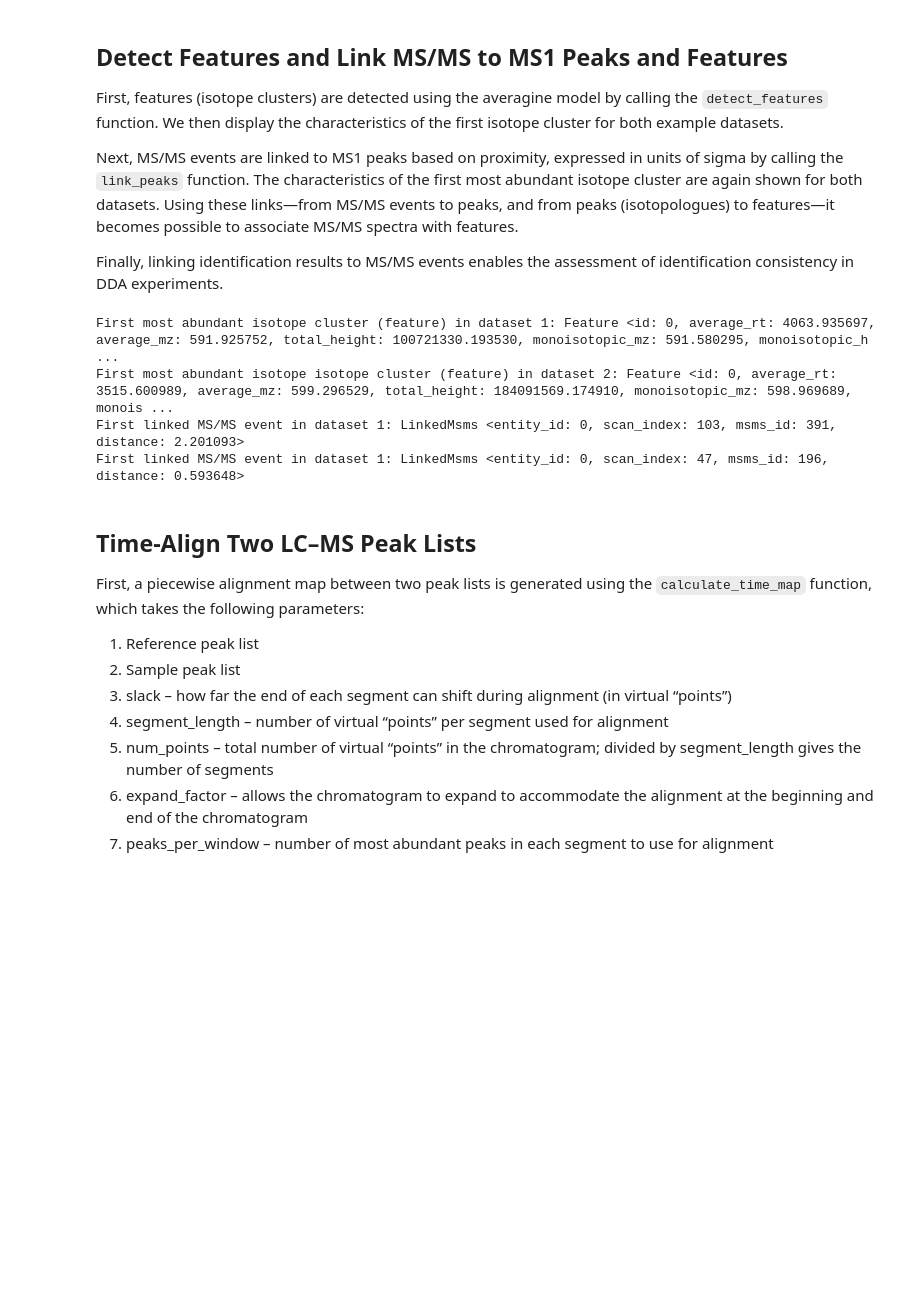
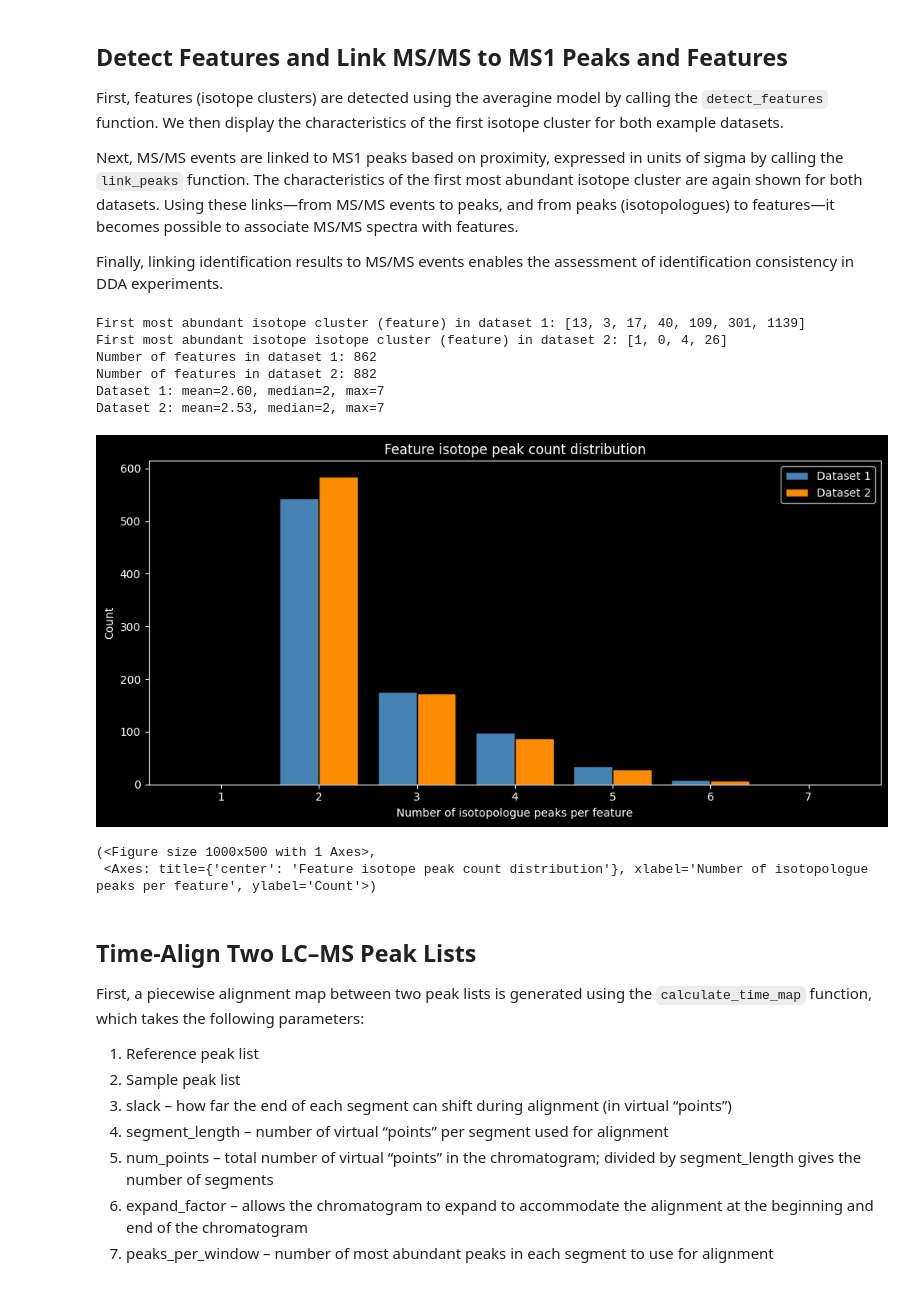
Before and after one commit to PASTAQ-MS/PASTAQ, a Jupyter notebook: examples/pastaqExamples.ipynb, the cells around one changed output. Saved outputs shown, nothing was run; the diff lists cells and outputs as text; code cells hidden in the pictures; blank space fills up the shorter version.

```diff
--- a/examples/pastaqExamples.ipynb
+++ b/examples/pastaqExamples.ipynb
@@ -191,20 +192,24 @@ Finally, linking identification results to MS/MS events enables the assessment o
 # %%
 # detecting features
 features1 = pq.detect_features(peaks1, params['feature_detection_charge_states'])
 features2 = pq.detect_features(peaks2, params['feature_detection_charge_states'])
-print("First most abundant isotope cluster (feature) in dataset 1:", features1[0])
-print("First most abundant isotope isotope cluster (feature) in dataset 2:", features2[0])
+print("First most abundant isotope cluster (feature) in dataset 1:", features1[0].peak_ids)
+print("First most abundant isotope isotope cluster (feature) in dataset 2:", features2[0].peak_ids)
+print("Number of features in dataset 1:", len(features1))
+print("Number of features in dataset 2:", len(features2))
 
-# linking MS/MS events to peaks.
-linked_msms1 = pq.link_peaks(peaks1, lcmsDataMS2_1, params['link_n_sig_mz'], params['link_n_sig_rt'])
-linked_msms2 = pq.link_peaks(peaks2, lcmsDataMS2_2, params['link_n_sig_mz'], params['link_n_sig_rt'])
-print("First linked MS/MS event in dataset 1:", linked_msms1[0])
-print("First linked MS/MS event in dataset 1:", linked_msms2[0])
+featureList = [features1, features2]
+isotope_distribution_plot(featureList)
 # %% [output]
-First most abundant isotope cluster (feature) in dataset 1: Feature <id: 0, average_rt: 4063.935697, average_mz: 591.925752, total_height: 100721330.193530, monoisotopic_mz: 591.580295, monoisotopic_h ...
-First most abundant isotope isotope cluster (feature) in dataset 2: Feature <id: 0, average_rt: 3515.600989, average_mz: 599.296529, total_height: 184091569.174910, monoisotopic_mz: 598.969689, monois ...
-First linked MS/MS event in dataset 1: LinkedMsms <entity_id: 0, scan_index: 103, msms_id: 391, distance: 2.201093>
-First linked MS/MS event in dataset 1: LinkedMsms <entity_id: 0, scan_index: 47, msms_id: 196, distance: 0.593648>
+First most abundant isotope cluster (feature) in dataset 1: [13, 3, 17, 40, 109, 301, 1139]
+First most abundant isotope isotope cluster (feature) in dataset 2: [1, 0, 4, 26]
+Number of features in dataset 1: 862
+Number of features in dataset 2: 882
+Dataset 1: mean=2.60, median=2, max=7
+Dataset 2: mean=2.53, median=2, max=7
+[figure, added]
+(<Figure size 1000x500 with 1 Axes>,
+ <Axes: title={'center': 'Feature isotope peak count distribution'}, xlabel='Number of isotopologue peaks per feature', ylabel='Count'>)
 # %% [markdown]
 ## Time-Align Two LC–MS Peak Lists
 First, a piecewise alignment map between two peak lists is generated using the `calculate_time_map` function, which takes the following parameters:
```
Also changed, not shown: parts of 3 cells of this notebook, 4 other files.
